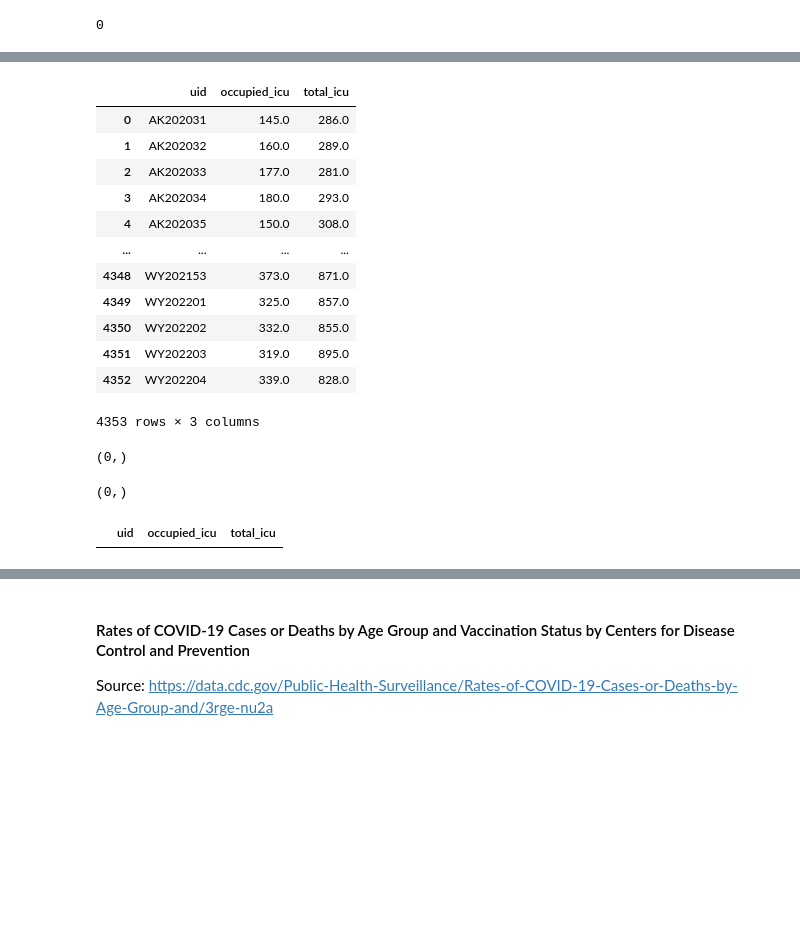
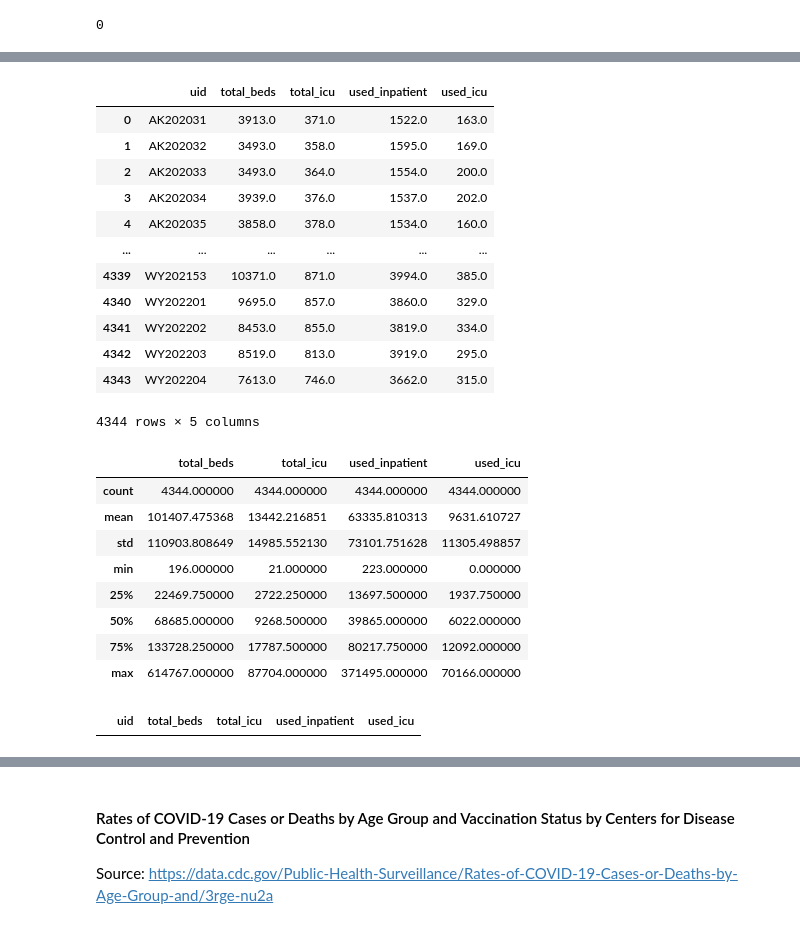
Before and after one commit to vaddhiparthy/COVID-Data-Analysis, a Jupyter notebook: COVID Data Analysis.ipynb, the cells around one changed output, grey strips where cells are left out. Drawn from its saved outputs; the diff is of its cells as text; code cells hidden in the pictures; blank space fills up the shorter version.

```diff
--- a/COVID Data Analysis.ipynb
+++ b/COVID Data Analysis.ipynb
@@ -624,7 +619,8 @@ null_df_hosp.loc[['staffed_adult_icu_bed_occupancy_7_day_sum','total_staffed_adu
 # %%
 #Dropping the row with 7014 nulls
-df_hospitals = df_hospitals[df_hospitals['total_staffed_adult_icu_beds_7_day_sum'].notna()]
-#Dropping the row with remaining 5780 nulls (could be lower after eliminating nulls from above rows)
-df_hospitals = df_hospitals[df_hospitals['staffed_adult_icu_bed_occupancy_7_day_sum'].notna()]
+df_hospitals = df_hospitals[df_hospitals['total_beds_7_day_sum'].notna()]
+df_hospitals = df_hospitals[df_hospitals['total_icu_beds_7_day_sum'].notna()]
+df_hospitals = df_hospitals[df_hospitals['inpatient_beds_used_7_day_sum'].notna()]
+df_hospitals = df_hospitals[df_hospitals['icu_beds_used_7_day_sum'].notna()]
 # %%
 null_df_hosp=df_hospitals.isnull().sum().sort_values(ascending=False).to_frame('nulls')
@@ -656,9 +651,9 @@ Name: staffed_adult_icu_bed_occupancy_7_day_sum, Length: 6142, dtype: float64
 # %%
 # Get names of indexes for which column 'staffed_adult_icu_bed_occupancy_7_day_sum' has value below 0
-indexNames = df_hospitals[ df_hospitals['staffed_adult_icu_bed_occupancy_7_day_sum'] < 0 ].index
+indexNames = df_hospitals[ df_hospitals['total_beds_7_day_sum'] < 0 ].index
 # Deleting these row indexes from dataFrame
 df_hospitals.drop(indexNames , inplace=True)
 #Checking for negative values again
-(df_hospitals['staffed_adult_icu_bed_occupancy_7_day_sum'] < 0).sum()
+(df_hospitals['total_beds_7_day_sum'] < 0).sum()
 # %% [output]
 0
@@ -678,0 +660,7 @@ df_hospitals.drop(indexNames , inplace=True)
+# %%
+# Get names of indexes for which column 'staffed_adult_icu_bed_occupancy_7_day_sum' has value below 0
+indexNames = df_hospitals[ df_hospitals['icu_beds_used_7_day_sum'] < 0 ].index
+# Deleting these row indexes from dataFrame
+df_hospitals.drop(indexNames , inplace=True)
+#Checking for negative values again
+(df_hospitals['icu_beds_used_7_day_sum'] < 0).sum()
@@ -684,39 +689,42 @@ df_hospitals.shape
 # %%
 df_icu=pd.pivot_table(
    df_hospitals,
    index=['uid'],
-   aggfunc={'staffed_adult_icu_bed_occupancy_7_day_sum': np.sum, 'total_staffed_adult_icu_beds_7_day_sum': np.sum}
-).rename(columns={'staffed_adult_icu_bed_occupancy_7_day_sum':'occupied_icu', 'total_staffed_adult_icu_beds_7_day_sum':'total_icu'})
+   aggfunc={'total_beds_7_day_sum':np.sum,'total_icu_beds_7_day_sum': np.sum,'inpatient_beds_used_7_day_sum':np.sum, 'icu_beds_used_7_day_sum': np.sum}
+).rename(columns={'total_beds_7_day_sum':'total_beds', 'total_icu_beds_7_day_sum':'total_icu','inpatient_beds_used_7_day_sum':'used_inpatient','icu_beds_used_7_day_sum':'used_icu'})
 df_icu.reset_index(inplace=True)
+df_icu=df_icu[['uid','total_beds','total_icu','used_inpatient','used_icu']]
 df_icu
 # %% [output]
-|  | uid | occupied_icu | total_icu |
-| 0 | AK202031 | 145.0 | 286.0 |
-| 1 | AK202032 | 160.0 | 289.0 |
-| 2 | AK202033 | 177.0 | 281.0 |
-| 3 | AK202034 | 180.0 | 293.0 |
-| 4 | AK202035 | 150.0 | 308.0 |
-| ... | ... | ... | ... |
-| 4348 | WY202153 | 373.0 | 871.0 |
-| 4349 | WY202201 | 325.0 | 857.0 |
-| 4350 | WY202202 | 332.0 | 855.0 |
-| 4351 | WY202203 | 319.0 | 895.0 |
-| 4352 | WY202204 | 339.0 | 828.0 |
+|  | uid | total_beds | total_icu | used_inpatient | used_icu |
+| 0 | AK202031 | 3913.0 | 371.0 | 1522.0 | 163.0 |
+| 1 | AK202032 | 3493.0 | 358.0 | 1595.0 | 169.0 |
+| 2 | AK202033 | 3493.0 | 364.0 | 1554.0 | 200.0 |
+| 3 | AK202034 | 3939.0 | 376.0 | 1537.0 | 202.0 |
+| 4 | AK202035 | 3858.0 | 378.0 | 1534.0 | 160.0 |
+| ... | ... | ... | ... | ... | ... |
+| 4339 | WY202153 | 10371.0 | 871.0 | 3994.0 | 385.0 |
+| 4340 | WY202201 | 9695.0 | 857.0 | 3860.0 | 329.0 |
+| 4341 | WY202202 | 8453.0 | 855.0 | 3819.0 | 334.0 |
+| 4342 | WY202203 | 8519.0 | 813.0 | 3919.0 | 295.0 |
+| 4343 | WY202204 | 7613.0 | 746.0 | 3662.0 | 315.0 |
-4353 rows × 3 columns
+4344 rows × 5 columns
-# %%
-indexNames = df_icu[ df_icu['occupied_icu'] <= 0 ].index
-indexNames.shape
-# %% [output]
-(0,)
-# %%
-indexNames = df_icu[ df_icu['total_icu'] <= 0 ].index
-indexNames.shape
-# %% [output]
-(0,)
+# %%
+df_icu.describe()
+# %% [output]
+|  | total_beds | total_icu | used_inpatient | used_icu |
+| count | 4344.000000 | 4344.000000 | 4344.000000 | 4344.000000 |
+| mean | 101407.475368 | 13442.216851 | 63335.810313 | 9631.610727 |
+| std | 110903.808649 | 14985.552130 | 73101.751628 | 11305.498857 |
+| min | 196.000000 | 21.000000 | 223.000000 | 0.000000 |
+| 25% | 22469.750000 | 2722.250000 | 13697.500000 | 1937.750000 |
+| 50% | 68685.000000 | 9268.500000 | 39865.000000 | 6022.000000 |
+| 75% | 133728.250000 | 17787.500000 | 80217.750000 | 12092.000000 |
+| max | 614767.000000 | 87704.000000 | 371495.000000 | 70166.000000 |
 # %%
 df_icu[df_icu.isnull().any(axis=1)]
 # %% [output]
-|  | uid | occupied_icu | total_icu |
+|  | uid | total_beds | total_icu | used_inpatient | used_icu |
 # %%
 df_icu
 # %% [output]
```
Also changed, not shown: parts of 32 cells of this notebook.
